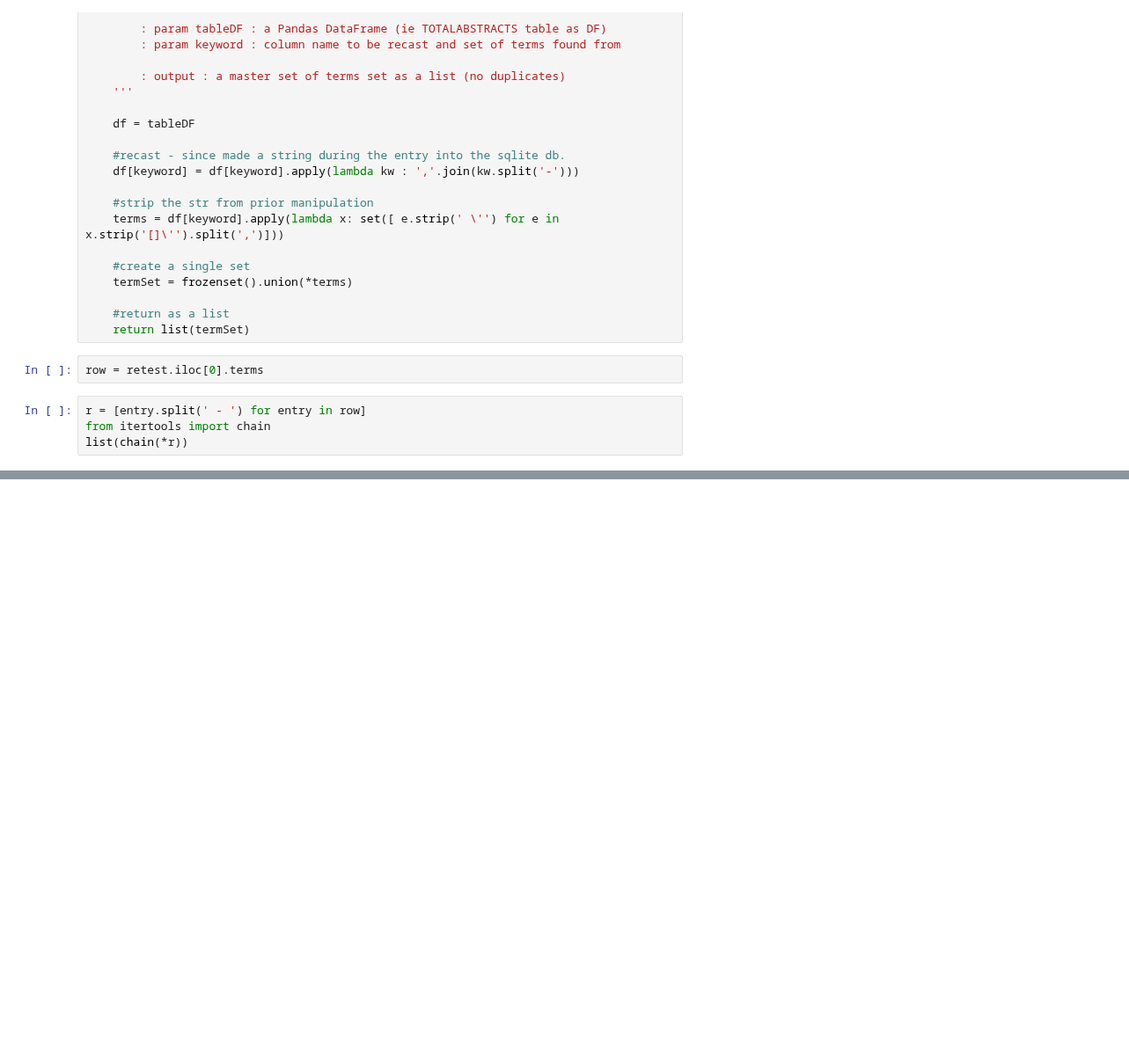
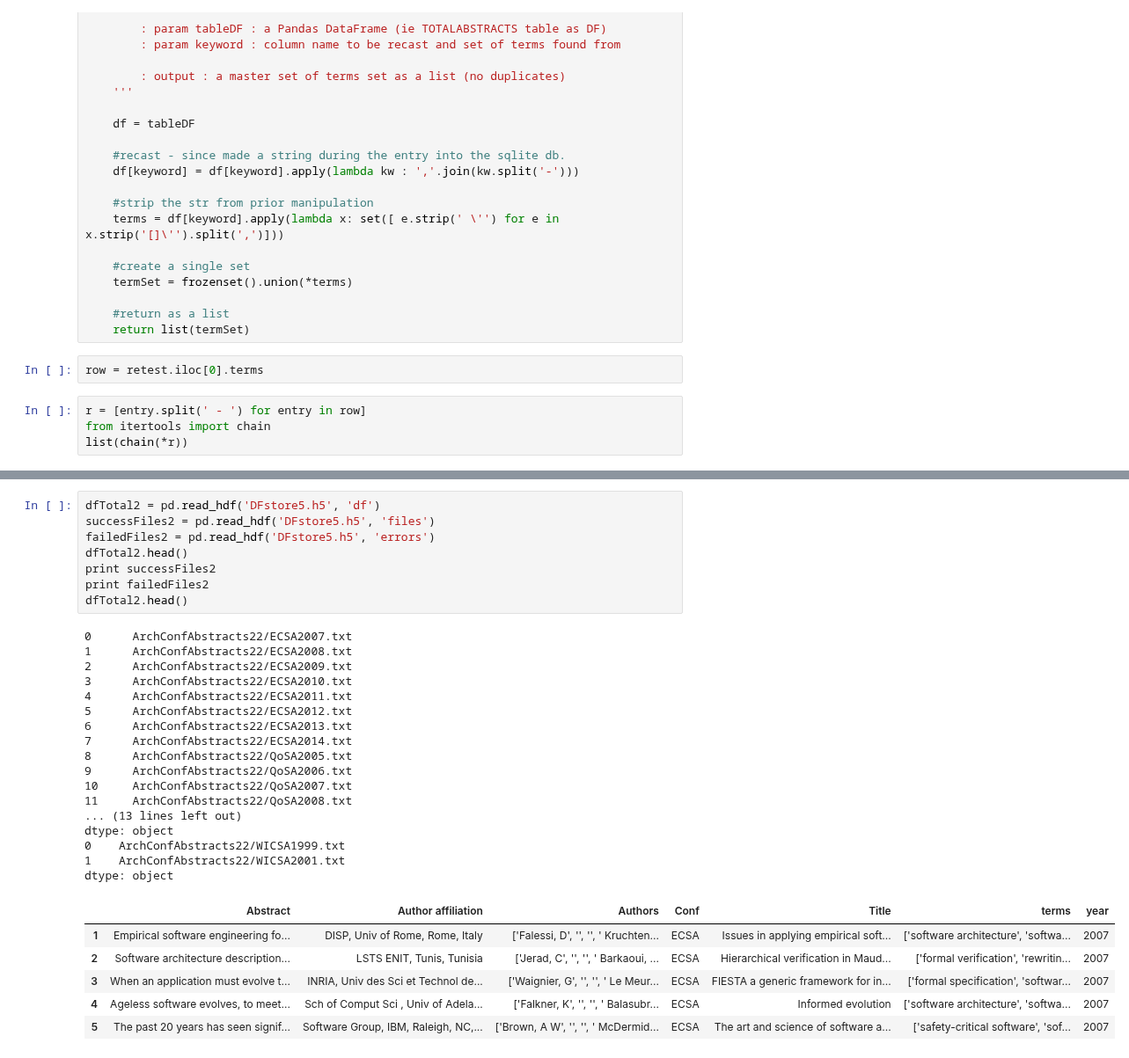
Before and after one commit to noveroa/DataBases, a Jupyter notebook: DataBaseParsing/parseFiles_NoteBook.ipynb, the cells around one changed output, grey strips where cells are left out. Shown at 88% size. Drawn from its saved outputs; the diff is of its cells as text; blank space fills up the shorter version.

```diff
--- a/DataBaseParsing/parseFiles_NoteBook.ipynb
+++ b/DataBaseParsing/parseFiles_NoteBook.ipynb
@@ -154,0 +175,32 @@ dfTotal.head()
+# %%
+dfTotal2 = pd.read_hdf('DFstore5.h5', 'df')
+successFiles2 = pd.read_hdf('DFstore5.h5', 'files')
+failedFiles2 = pd.read_hdf('DFstore5.h5', 'errors')
+dfTotal2.head()
+print successFiles2
+print failedFiles2
+dfTotal2.head()
+# %% [output]
+0      ArchConfAbstracts22/ECSA2007.txt
+1      ArchConfAbstracts22/ECSA2008.txt
+2      ArchConfAbstracts22/ECSA2009.txt
+3      ArchConfAbstracts22/ECSA2010.txt
+4      ArchConfAbstracts22/ECSA2011.txt
+5      ArchConfAbstracts22/ECSA2012.txt
+6      ArchConfAbstracts22/ECSA2013.txt
+7      ArchConfAbstracts22/ECSA2014.txt
+8      ArchConfAbstracts22/QoSA2005.txt
+9      ArchConfAbstracts22/QoSA2006.txt
+10     ArchConfAbstracts22/QoSA2007.txt
+11     ArchConfAbstracts22/QoSA2008.txt
+... (13 lines left out)
+dtype: object
+0    ArchConfAbstracts22/WICSA1999.txt
+1    ArchConfAbstracts22/WICSA2001.txt
+dtype: object
+|  | Abstract | Author affiliation | Authors | Conf | Title | terms | year |
+| 1 | Empirical software engineering fo... | DISP, Univ of Rome, Rome, Italy | ['Falessi, D', '', '', ' Kruchten... | ECSA | Issues in applying empirical soft... | ['software architecture', 'softwa... | 2007 |
+| 2 | Software architecture description... | LSTS ENIT, Tunis, Tunisia | ['Jerad, C', '', '', ' Barkaoui, ... | ECSA | Hierarchical verification in Maud... | ['formal verification', 'rewritin... | 2007 |
+| 3 | When an application must evolve t... | INRIA, Univ des Sci et Technol de... | ['Waignier, G', '', '', ' Le Meur... | ECSA | FIESTA a generic framework for in... | ['formal specification', 'softwar... | 2007 |
+| 4 | Ageless software evolves, to meet... | Sch of Comput Sci , Univ of Adela... | ['Falkner, K', '', '', ' Balasubr... | ECSA | Informed evolution | ['software architecture', 'softwa... | 2007 |
+| 5 | The past 20 years has seen signif... | Software Group, IBM, Raleigh, NC,... | ['Brown, A W', '', '', ' McDermid... | ECSA | The art and science of software a... | ['safety-critical software', 'sof... | 2007 |
```
Also changed, not shown: parts of 9 cells of this notebook, 40 other files.
